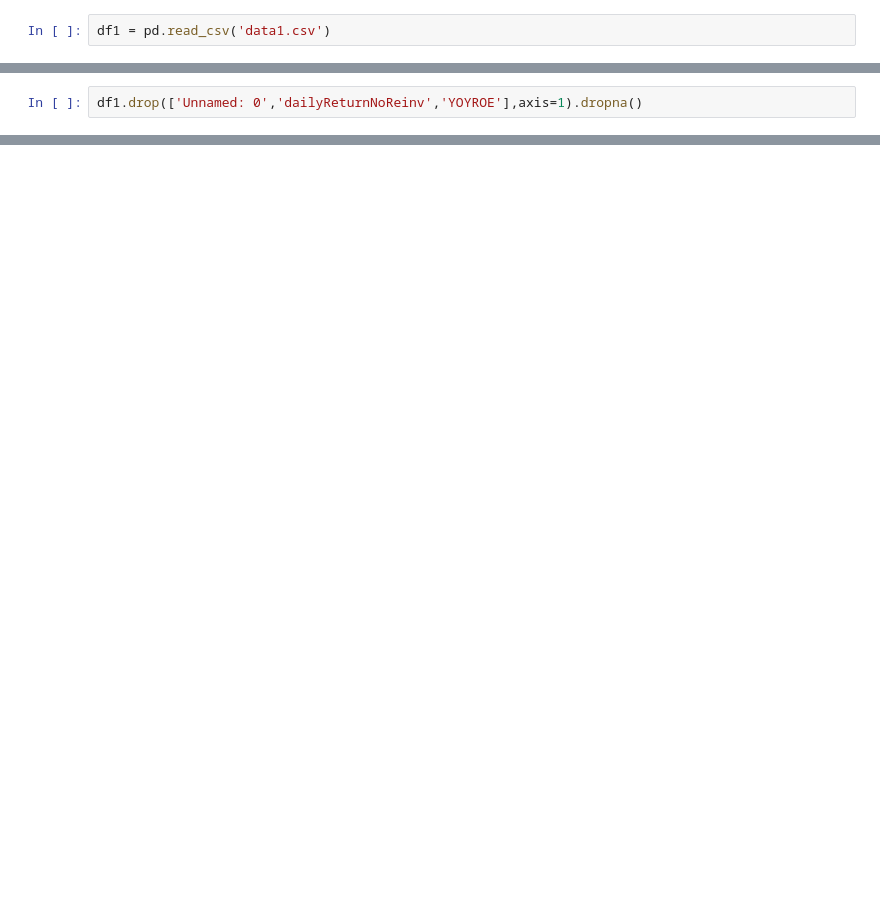
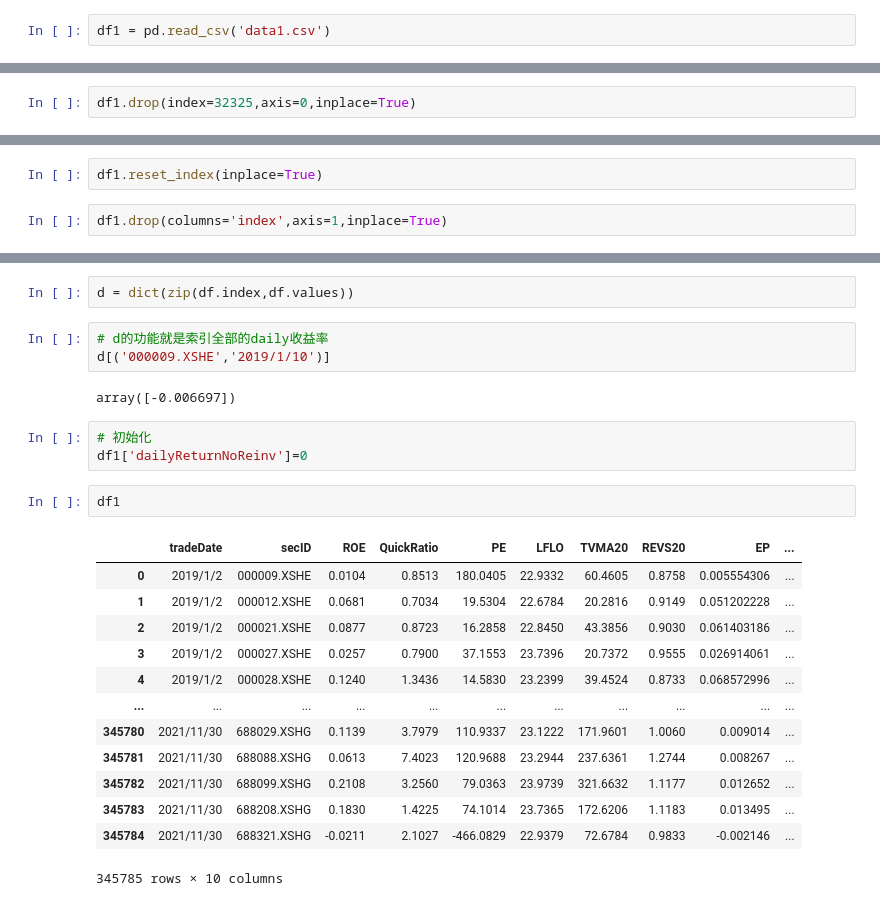
Before and after one commit to AIboy996/jupyter-server, a Jupyter notebook: MergeSecurityData/merge.ipynb, the cells around one changed output, grey strips where cells are left out. Drawn from its saved outputs; the diff is of its cells as text; blank space fills up the shorter version.

```diff
--- a/MergeSecurityData/merge.ipynb
+++ b/MergeSecurityData/merge.ipynb
@@ -15,2 +62,2 @@ df1.columns[11]
 # %%
-df1.drop(['Unnamed: 0','dailyReturnNoReinv','YOYROE'],axis=1).dropna()
+df1.drop(index=32325,axis=0,inplace=True)
@@ -30,0 +64,4 @@ df1.drop(['Unnamed: 0','dailyReturnNoReinv','YOYROE'],axis=1).dropna()
+# %%
+df1.reset_index(inplace=True)
+# %%
+df1.drop(columns='index',axis=1,inplace=True)
@@ -48,0 +163,26 @@ df2
+# %%
+d = dict(zip(df.index,df.values))
+# %%
+# d的功能就是索引全部的daily收益率
+d[('000009.XSHE','2019/1/10')]
+# %% [output]
+array([-0.006697])
+# %%
+# 初始化
+df1['dailyReturnNoReinv']=0
+# %%
+df1
+# %% [output]
+|  | tradeDate | secID | ROE | QuickRatio | PE | LFLO | TVMA20 | REVS20 | EP | ... |
+| 0 | 2019/1/2 | 000009.XSHE | 0.0104 | 0.8513 | 180.0405 | 22.9332 | 60.4605 | 0.8758 | 0.005554306 | ... |
+| 1 | 2019/1/2 | 000012.XSHE | 0.0681 | 0.7034 | 19.5304 | 22.6784 | 20.2816 | 0.9149 | 0.051202228 | ... |
+| 2 | 2019/1/2 | 000021.XSHE | 0.0877 | 0.8723 | 16.2858 | 22.8450 | 43.3856 | 0.9030 | 0.061403186 | ... |
+| 3 | 2019/1/2 | 000027.XSHE | 0.0257 | 0.7900 | 37.1553 | 23.7396 | 20.7372 | 0.9555 | 0.026914061 | ... |
+| 4 | 2019/1/2 | 000028.XSHE | 0.1240 | 1.3436 | 14.5830 | 23.2399 | 39.4524 | 0.8733 | 0.068572996 | ... |
+| ... | ... | ... | ... | ... | ... | ... | ... | ... | ... | ... |
+| 345780 | 2021/11/30 | 688029.XSHG | 0.1139 | 3.7979 | 110.9337 | 23.1222 | 171.9601 | 1.0060 | 0.009014 | ... |
+| 345781 | 2021/11/30 | 688088.XSHG | 0.0613 | 7.4023 | 120.9688 | 23.2944 | 237.6361 | 1.2744 | 0.008267 | ... |
+| 345782 | 2021/11/30 | 688099.XSHG | 0.2108 | 3.2560 | 79.0363 | 23.9739 | 321.6632 | 1.1177 | 0.012652 | ... |
+| 345783 | 2021/11/30 | 688208.XSHG | 0.1830 | 1.4225 | 74.1014 | 23.7365 | 172.6206 | 1.1183 | 0.013495 | ... |
+| 345784 | 2021/11/30 | 688321.XSHG | -0.0211 | 2.1027 | -466.0829 | 22.9379 | 72.6784 | 0.9833 | -0.002146 | ... |
+345785 rows × 10 columns
```
Also changed, not shown: parts of 26 cells of this notebook, 1 other file.
